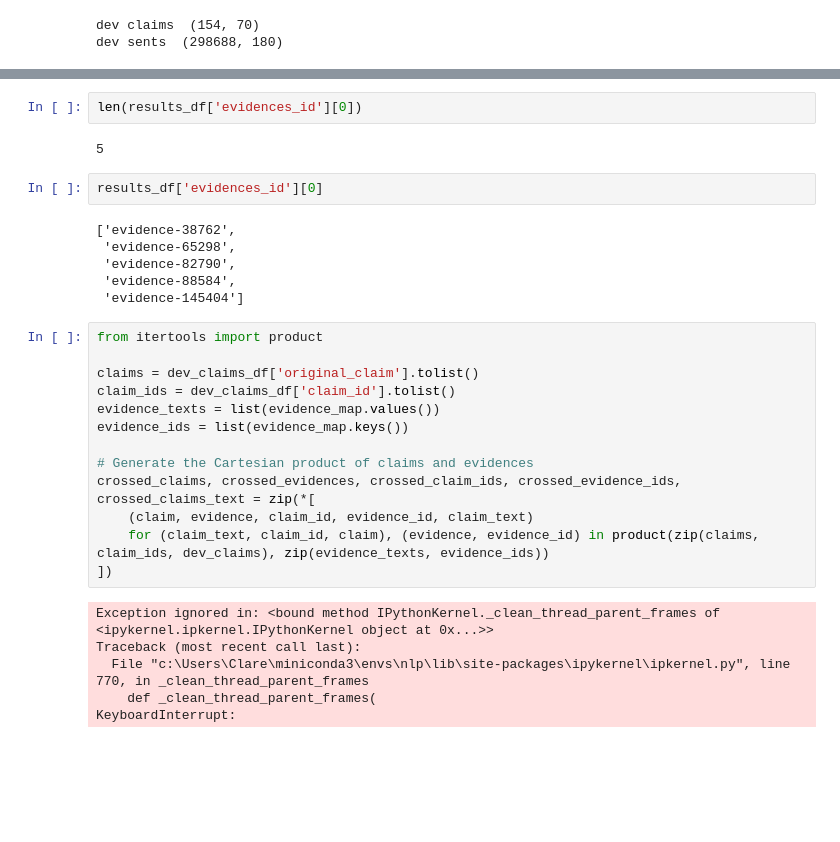
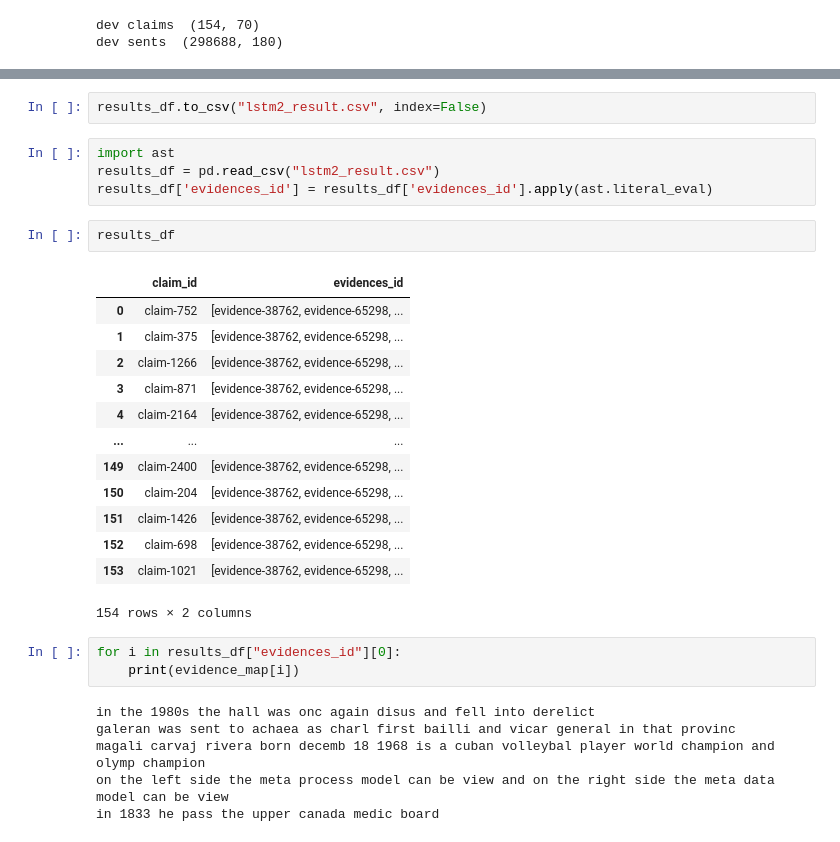
Before and after one commit to kexincchen/NLP-Project, a Jupyter notebook: pytorch_LSTM.ipynb, the cells around one changed output, grey strips where cells are left out. Cells and saved outputs as stored; diff of their text form; blank space fills up the shorter version.

```diff
--- a/pytorch_LSTM.ipynb
+++ b/pytorch_LSTM.ipynb
@@ -468,33 +586,33 @@ for i in range(dev_claims.shape[0]):
 
 results_df = pd.DataFrame(all_predictions)
+# %%
+results_df.to_csv("lstm2_result.csv", index=False)
+# %%
+import ast
+results_df = pd.read_csv("lstm2_result.csv")
+results_df['evidences_id'] = results_df['evidences_id'].apply(ast.literal_eval)
+# %%
+results_df
+# %% [output]
+|  | claim_id | evidences_id |
+| 0 | claim-752 | [evidence-38762, evidence-65298, ... |
+| 1 | claim-375 | [evidence-38762, evidence-65298, ... |
+| 2 | claim-1266 | [evidence-38762, evidence-65298, ... |
+| 3 | claim-871 | [evidence-38762, evidence-65298, ... |
+| 4 | claim-2164 | [evidence-38762, evidence-65298, ... |
+| ... | ... | ... |
+| 149 | claim-2400 | [evidence-38762, evidence-65298, ... |
+| 150 | claim-204 | [evidence-38762, evidence-65298, ... |
+| 151 | claim-1426 | [evidence-38762, evidence-65298, ... |
+| 152 | claim-698 | [evidence-38762, evidence-65298, ... |
+| 153 | claim-1021 | [evidence-38762, evidence-65298, ... |
+154 rows × 2 columns
 # %%
-len(results_df['evidences_id'][0])
+for i in results_df["evidences_id"][0]:
+    print(evidence_map[i])
 # %% [output]
-5
+in the 1980s the hall was onc again disus and fell into derelict
+galeran was sent to achaea as charl first bailli and vicar general in that provinc
+magali carvaj rivera born decemb 18 1968 is a cuban volleybal player world champion and olymp champion
+on the left side the meta process model can be view and on the right side the meta data model can be view
+in 1833 he pass the upper canada medic board
-# %%
-results_df['evidences_id'][0]
-# %% [output]
-['evidence-38762',
- 'evidence-65298',
- 'evidence-82790',
- 'evidence-88584',
- 'evidence-145404']
-# %%
-from itertools import product
-
-claims = dev_claims_df['original_claim'].tolist()
-claim_ids = dev_claims_df['claim_id'].tolist()
-evidence_texts = list(evidence_map.values())
-evidence_ids = list(evidence_map.keys())
-
-# Generate the Cartesian product of claims and evidences
-crossed_claims, crossed_evidences, crossed_claim_ids, crossed_evidence_ids, crossed_claims_text = zip(*[
-    (claim, evidence, claim_id, evidence_id, claim_text)
-    for (claim_text, claim_id, claim), (evidence, evidence_id) in product(zip(claims, claim_ids, dev_claims), zip(evidence_texts, evidence_ids))
-])
-# %% [output]
-Exception ignored in: <bound method IPythonKernel._clean_thread_parent_frames of <ipykernel.ipkernel.IPythonKernel object at 0x...>>
-Traceback (most recent call last):
-  File "c:\Users\Clare\miniconda3\envs\nlp\lib\site-packages\ipykernel\ipkernel.py", line 770, in _clean_thread_parent_frames
-    def _clean_thread_parent_frames(
-KeyboardInterrupt:
```
Also changed, not shown: parts of 25 cells of this notebook, 25 other files.
